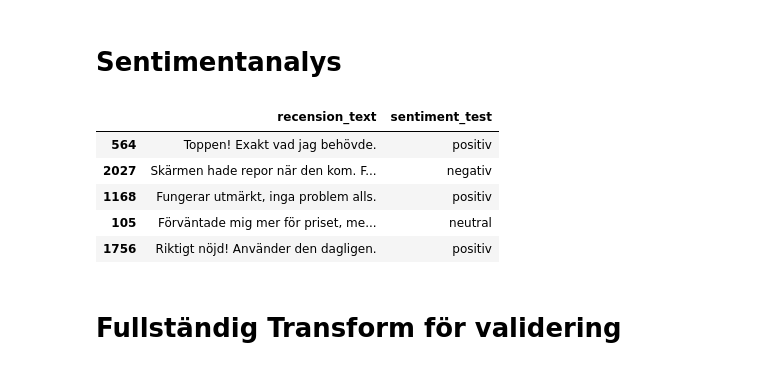
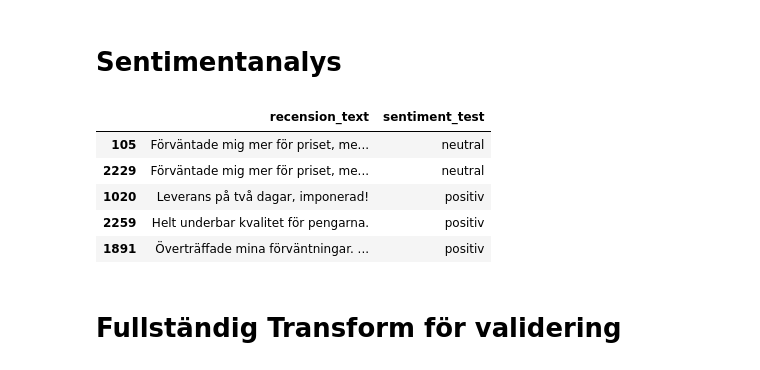
Before and after one commit to rikardsoderstrom/DataScience-uppgift, a Jupyter notebook: etl_pipeline.ipynb, the cells around one changed output. Saved outputs shown, nothing was run; the diff lists cells and outputs as text; code cells hidden in the pictures.

```diff
--- a/etl_pipeline.ipynb
+++ b/etl_pipeline.ipynb
@@ -859,26 +792,26 @@ def addera_sentiment(df: pd.DataFrame) -> pd.DataFrame:
 # %%
 # Visar att LLM fungerar och kan klassificera sentiment
 
-df_test = df_clean.loc[
-    df_clean["recension_text"].notna(),
+df_test = df_raw.loc[
+    df_raw["recension_text"].notna(),
     ["recension_text"]
 ].sample(5, random_state=42)
 
 df_test["sentiment_test"] = df_test["recension_text"].apply(
     lambda x: llm.invoke([
         {"role": "system", "content": SYSTEM_PROMPT},
         {"role": "user", "content": x[:500]}
     ]).content.strip().lower()
 )
 
 df_test
 # %% [output]
 |  | recension_text | sentiment_test |
-| 564 | Toppen! Exakt vad jag behövde. | positiv |
-| 2027 | Skärmen hade repor när den kom. F... | negativ |
-| 1168 | Fungerar utmärkt, inga problem alls. | positiv |
 | 105 | Förväntade mig mer för priset, me... | neutral |
-| 1756 | Riktigt nöjd! Använder den dagligen. | positiv |
+| 2229 | Förväntade mig mer för priset, me... | neutral |
+| 1020 | Leverans på två dagar, imponerad! | positiv |
+| 2259 | Helt underbar kvalitet för pengarna. | positiv |
+| 1891 | Överträffade mina förväntningar. ... | positiv |
 # %% [markdown]
 # Fullständig Transform för validering
 # %%
```
Also changed, not shown: parts of 14 cells of this notebook, 1 other file.
